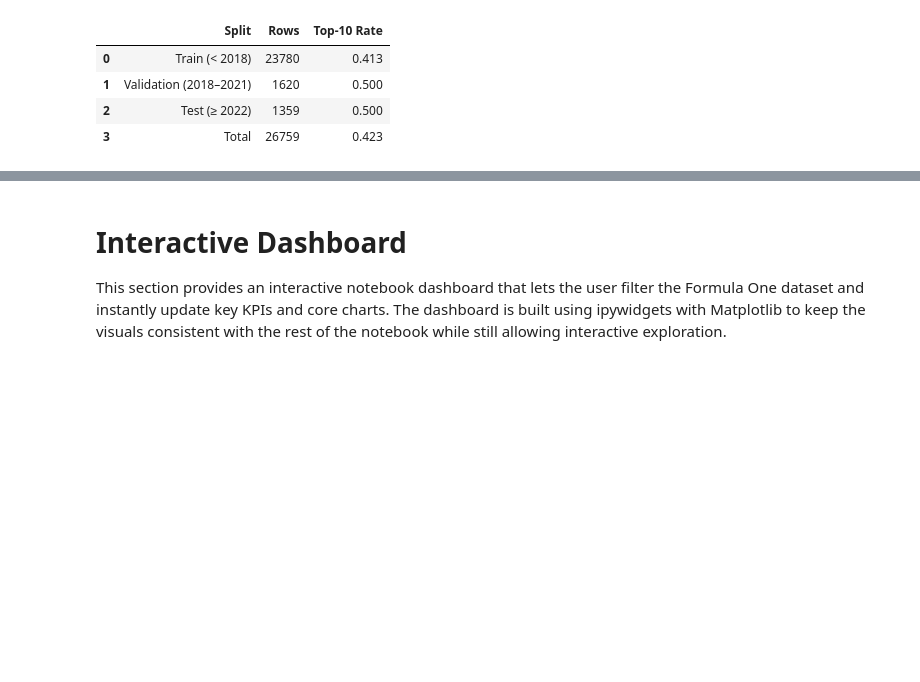
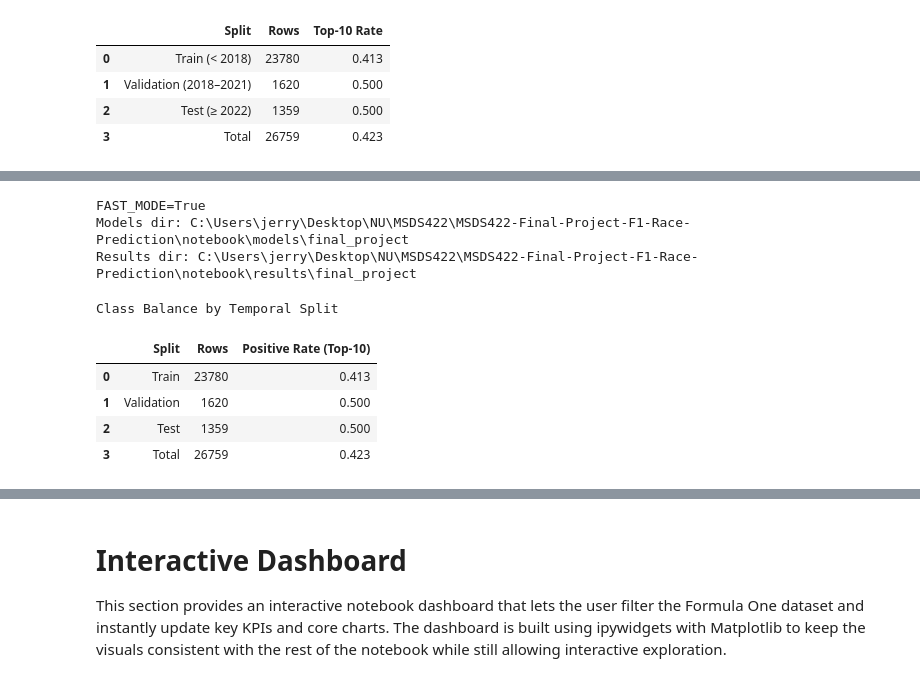
Before and after one commit to Jerry687/MSDS422-Final-Project-F1-Race-Prediction, a Jupyter notebook: notebook/F1_Race_Prediction_EDA_Feature_Engineering_V2.ipynb, the cells around one changed output, grey strips where cells are left out. Saved outputs shown, nothing was run; the diff lists cells and outputs as text; code cells hidden in the pictures; blank space fills up the shorter version.

```diff
--- a/notebook/F1_Race_Prediction_EDA_Feature_Engineering_V2.ipynb
+++ b/notebook/F1_Race_Prediction_EDA_Feature_Engineering_V2.ipynb
@@ -1963,0 +1768,72 @@ plt.show()
+# %%
+# Additional imports and run configuration
+import os
+import json
+import time
+import platform
+from pathlib import Path
+from itertools import product
+from datetime import datetime
+
+import joblib
+
+from sklearn.metrics import (
+    roc_auc_score,
+    average_precision_score,
+    f1_score,
+    precision_score,
+    recall_score,
+    brier_score_loss,
+    confusion_matrix,
+    roc_curve,
+    precision_recall_curve,
+)
+from sklearn.neural_network import MLPClassifier
+from sklearn.calibration import calibration_curve
+
+try:
+    from scipy.optimize import minimize
+    SCIPY_AVAILABLE = True
+except Exception:
+    SCIPY_AVAILABLE = False
+
+np.random.seed(42)
+
+# Runtime controls
+FAST_MODE = True
+PRIMARY_SELECTION_METRIC = "PR AUC"  # better for class-imbalance
+
+# Artifact folders
+MODELS_DIR = Path("models/final_project")
+RESULTS_DIR = Path("results/final_project")
+MODELS_DIR.mkdir(parents=True, exist_ok=True)
+RESULTS_DIR.mkdir(parents=True, exist_ok=True)
+
+print(f"FAST_MODE={FAST_MODE}")
+print(f"Models dir: {MODELS_DIR.resolve()}")
+print(f"Results dir: {RESULTS_DIR.resolve()}")
+# %% [output]
+FAST_MODE=True
+Models dir: C:\Users\jerry\Desktop\NU\MSDS422\MSDS422-Final-Project-F1-Race-Prediction\notebook\models\final_project
+Results dir: C:\Users\jerry\Desktop\NU\MSDS422\MSDS422-Final-Project-F1-Race-Prediction\notebook\results\final_project
+# %%
+# Quick data checks and class-balance report
+required_objs = ["df", "X", "y", "X_train", "X_val", "X_test", "y_train", "y_val", "y_test", "X_train_scaled", "X_val_scaled", "X_test_scaled", "feature_cols"]
+missing_objs = [name for name in required_objs if name not in globals()]
+if missing_objs:
+    raise ValueError(f"Missing required objects from earlier notebook sections: {missing_objs}")
+
+split_stats = pd.DataFrame({
+    "Split": ["Train", "Validation", "Test", "Total"],
+    "Rows": [len(y_train), len(y_val), len(y_test), len(y)],
+    "Positive Rate (Top-10)": [y_train.mean(), y_val.mean(), y_test.mean(), y.mean()]
+})
+
+display(nu_style_table(split_stats.assign(**{"Positive Rate (Top-10)": split_stats["Positive Rate (Top-10)"].map(lambda v: f"{v:.3f}")}), caption="Class Balance by Temporal Split"))
+# %% [output]
+Class Balance by Temporal Split
+|  | Split | Rows | Positive Rate (Top-10) |
+| 0 | Train | 23780 | 0.413 |
+| 1 | Validation | 1620 | 0.500 |
+| 2 | Test | 1359 | 0.500 |
+| 3 | Total | 26759 | 0.423 |
```
Also changed, not shown: parts of 32 cells of this notebook, 15 other files.
